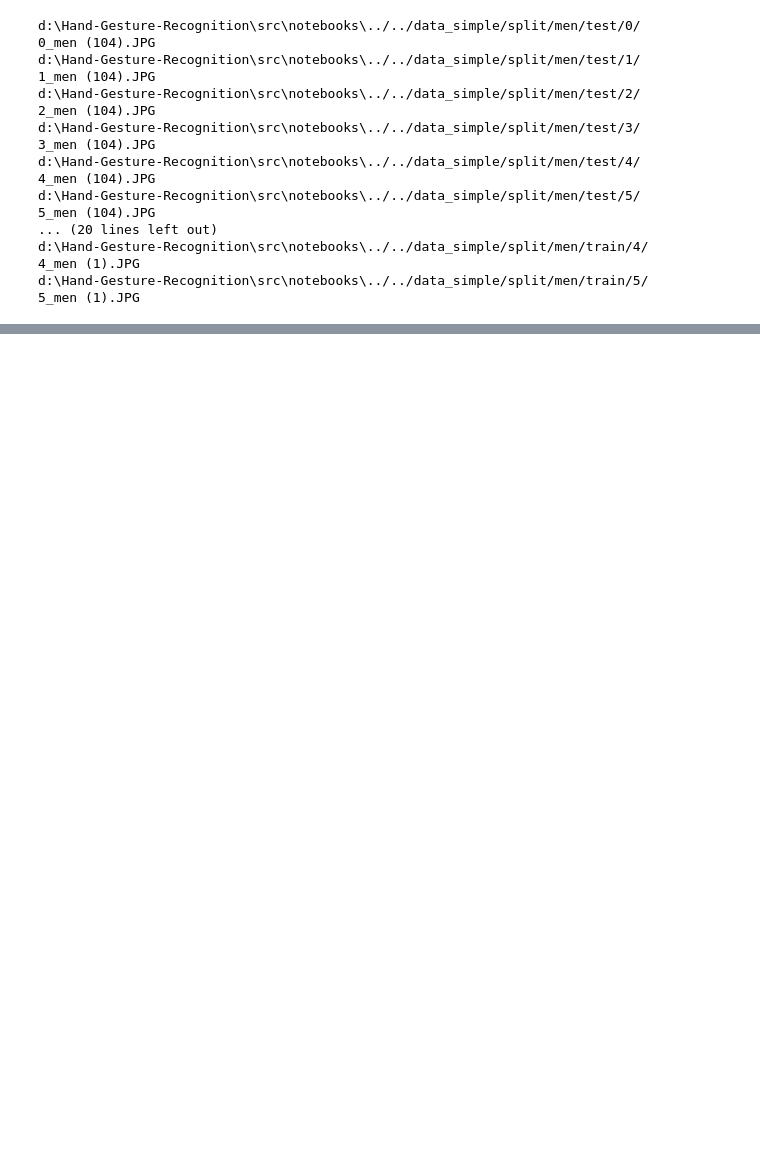
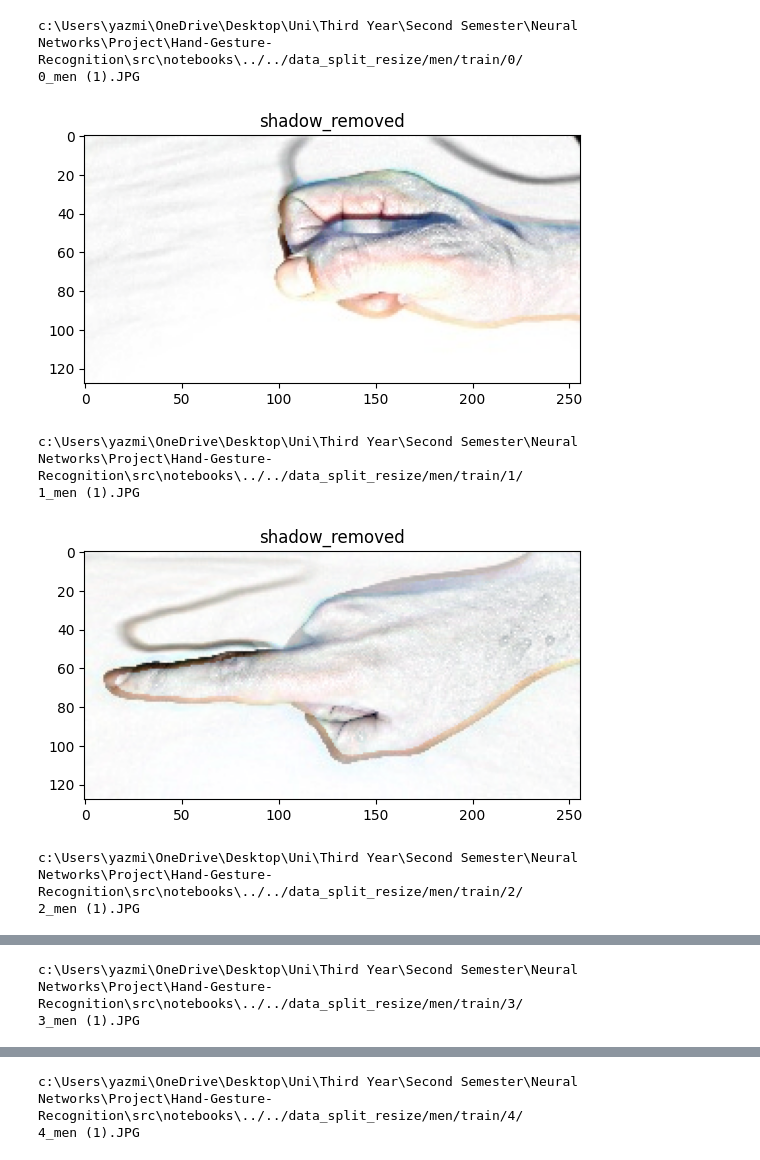
Before and after one commit to BasmaElhoseny01/Hand-Gesture-Recognition, a Jupyter notebook: src/notebooks/Image Processing.ipynb, the cells around one changed output, grey strips where cells are left out. Drawn from its saved outputs; the diff is of its cells as text; code cells hidden in the pictures; blank space fills up the shorter version.

Commit message:
merge main into image-processing

```diff
--- a/src/notebooks/Image Processing.ipynb
+++ b/src/notebooks/Image Processing.ipynb
@@ -46,43 +44,35 @@ path_result: ['New folder']
 # %%
 count_indx=1
 
-for j in ['test','val','train']:
+# for j in ['test','val','train']:
+for j in ['train']:
 
     for i in range(0, 6):
         # print(i)
-        path=os.path.join(src_dir,'../data_simple/split/men/'+j+'/'+str(i)+'/')
+        path=os.path.join(src_dir,'../data_split_resize/men/'+j+'/'+str(i)+'/')
         print(path)
         indx=0
         for filename in os.listdir(path):
             if(indx>=count_indx):
                 continue
             print(filename)
             indx+=1
 
             img = cv2.imread(path+str(filename))
             if img is None:
                 continue
 
             #Preprocessing
-            _,_,result=hand_shadow_based_preprocessing(img,debug=False)
+            result=preprocessing_yasmine(img,debug=True)
 
             #Save Results
             cv2.imwrite(os.path.join(path_result,str(filename)),result)
 # %% [output]
-d:\Hand-Gesture-Recognition\src\notebooks\../../data_simple/split/men/test/0/
-0_men (104).JPG
-d:\Hand-Gesture-Recognition\src\notebooks\../../data_simple/split/men/test/1/
-1_men (104).JPG
-d:\Hand-Gesture-Recognition\src\notebooks\../../data_simple/split/men/test/2/
-2_men (104).JPG
-d:\Hand-Gesture-Recognition\src\notebooks\../../data_simple/split/men/test/3/
-3_men (104).JPG
-d:\Hand-Gesture-Recognition\src\notebooks\../../data_simple/split/men/test/4/
-4_men (104).JPG
-d:\Hand-Gesture-Recognition\src\notebooks\../../data_simple/split/men/test/5/
-5_men (104).JPG
-... (20 lines left out)
-d:\Hand-Gesture-Recognition\src\notebooks\../../data_simple/split/men/train/4/
-4_men (1).JPG
-d:\Hand-Gesture-Recognition\src\notebooks\../../data_simple/split/men/train/5/
-5_men (1).JPG
+c:\Users\yazmi\OneDrive\Desktop\Uni\Third Year\Second Semester\Neural Networks\Project\Hand-Gesture-Recognition\src\notebooks\../../data_split_resize/men/train/0/
+0_men (1).JPG
+[figure, added]
+c:\Users\yazmi\OneDrive\Desktop\Uni\Third Year\Second Semester\Neural Networks\Project\Hand-Gesture-Recognition\src\notebooks\../../data_split_resize/men/train/1/
+1_men (1).JPG
+[figure, added]
+c:\Users\yazmi\OneDrive\Desktop\Uni\Third Year\Second Semester\Neural Networks\Project\Hand-Gesture-Recognition\src\notebooks\../../data_split_resize/men/train/2/
+2_men (1).JPG
@@ -88,0 +80,2 @@ d:\Hand-Gesture-Recognition\src\notebooks\../../data_simple/split/men/train/5/
+c:\Users\yazmi\OneDrive\Desktop\Uni\Third Year\Second Semester\Neural Networks\Project\Hand-Gesture-Recognition\src\notebooks\../../data_split_resize/men/train/3/
+3_men (1).JPG
@@ -88,0 +83,2 @@ d:\Hand-Gesture-Recognition\src\notebooks\../../data_simple/split/men/train/5/
+c:\Users\yazmi\OneDrive\Desktop\Uni\Third Year\Second Semester\Neural Networks\Project\Hand-Gesture-Recognition\src\notebooks\../../data_split_resize/men/train/4/
+4_men (1).JPG
```
Also changed, not shown: parts of 3 cells of this notebook, 8 other files.
